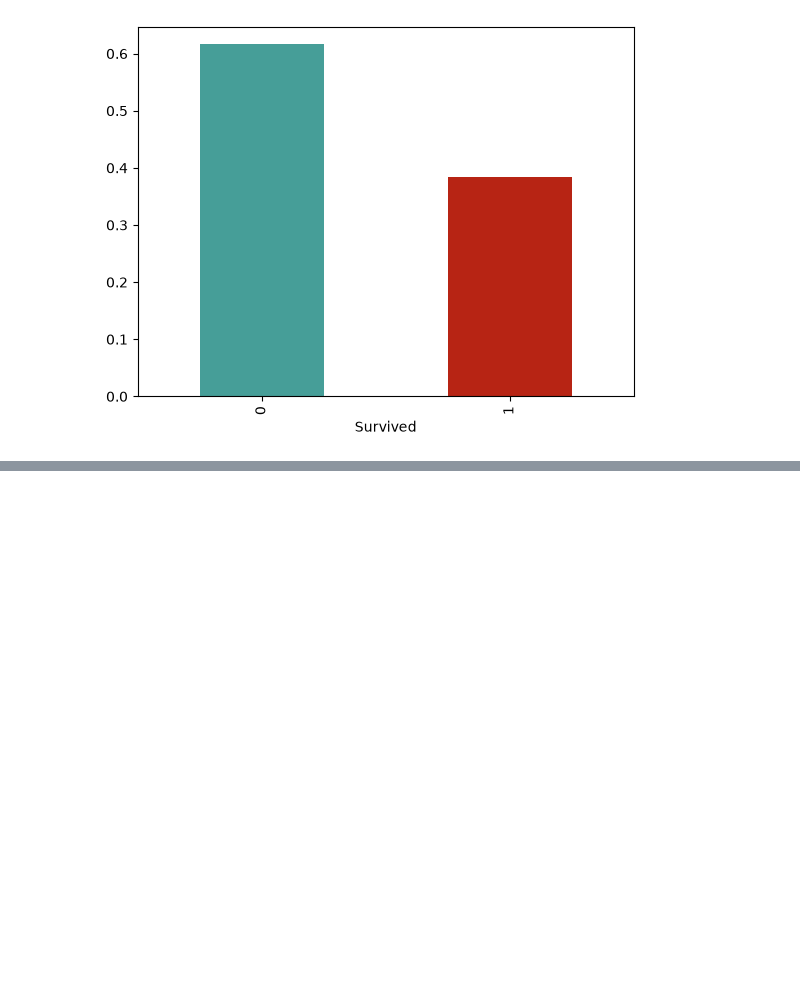
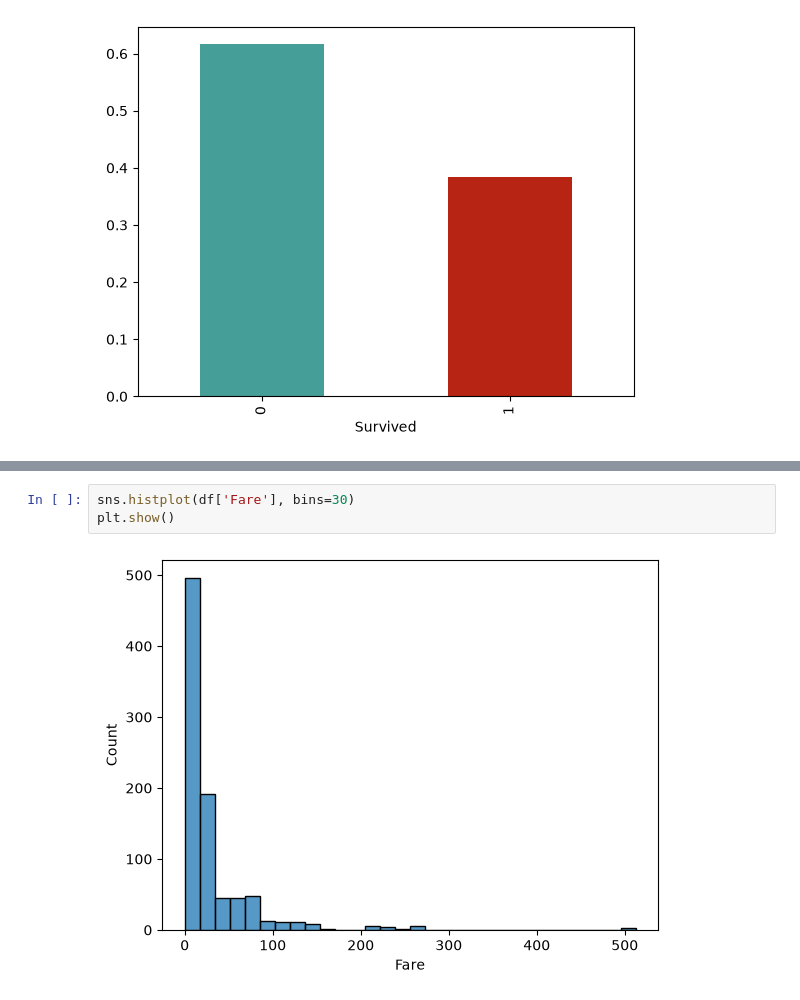
Before and after one commit to pedrobirq/extreme_ml_learning_final_project, a Jupyter notebook: notebooks/TitanicEDA.ipynb, the cells around one changed output, grey strips where cells are left out. Drawn from its saved outputs; the diff is of its cells as text; blank space fills up the shorter version.

```diff
--- a/notebooks/TitanicEDA.ipynb
+++ b/notebooks/TitanicEDA.ipynb
@@ -61,0 +89,5 @@ plt.show()
+# %%
+sns.histplot(df['Fare'], bins=30)
+plt.show()
+# %% [output]
+[figure, added]
```
Also changed, not shown: parts of 7 cells of this notebook, 6 other files.
